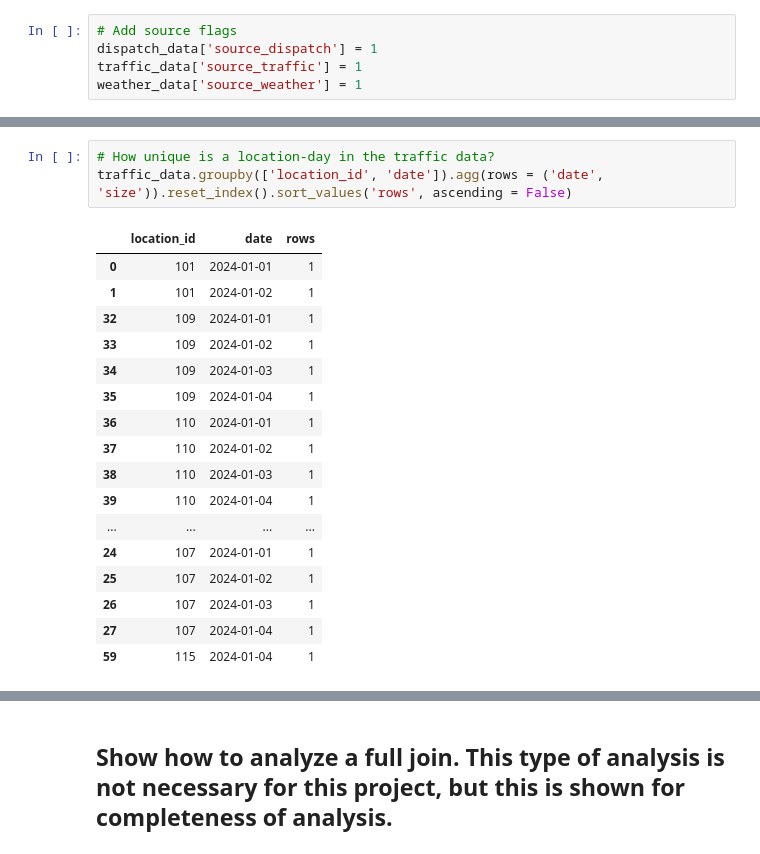
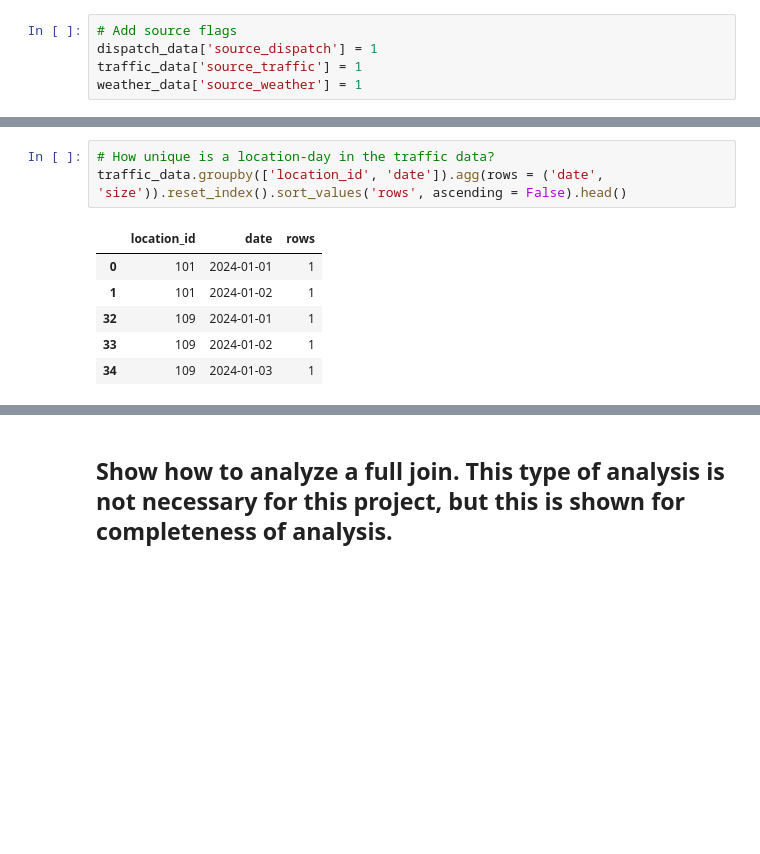
Before and after one commit to alexkrolak/Python_Code_Showcase, a Jupyter notebook: Project_Showcase/EDA.ipynb, the cells around one changed output, grey strips where cells are left out. Drawn from its saved outputs; the diff is of its cells as text; blank space fills up the shorter version.

```diff
--- a/Project_Showcase/EDA.ipynb
+++ b/Project_Showcase/EDA.ipynb
@@ -571,23 +587,12 @@ dispatch_data.groupby(['location_id', 'date']).agg(rows = ('date', 'size')).rese
 # %%
 # How unique is a location-day in the traffic data?
-traffic_data.groupby(['location_id', 'date']).agg(rows = ('date', 'size')).reset_index().sort_values('rows', ascending = False)
+traffic_data.groupby(['location_id', 'date']).agg(rows = ('date', 'size')).reset_index().sort_values('rows', ascending = False).head()
 # %% [output]
 |  | location_id | date | rows |
 | 0 | 101 | 2024-01-01 | 1 |
 | 1 | 101 | 2024-01-02 | 1 |
 | 32 | 109 | 2024-01-01 | 1 |
 | 33 | 109 | 2024-01-02 | 1 |
 | 34 | 109 | 2024-01-03 | 1 |
-| 35 | 109 | 2024-01-04 | 1 |
-| 36 | 110 | 2024-01-01 | 1 |
-| 37 | 110 | 2024-01-02 | 1 |
-| 38 | 110 | 2024-01-03 | 1 |
-| 39 | 110 | 2024-01-04 | 1 |
-| ... | ... | ... | ... |
-| 24 | 107 | 2024-01-01 | 1 |
-| 25 | 107 | 2024-01-02 | 1 |
-| 26 | 107 | 2024-01-03 | 1 |
-| 27 | 107 | 2024-01-04 | 1 |
-| 59 | 115 | 2024-01-04 | 1 |
 # %%
 # How unique is a location-day in the weather data?
```
Also changed, not shown: parts of 18 cells of this notebook, 4 other files.
